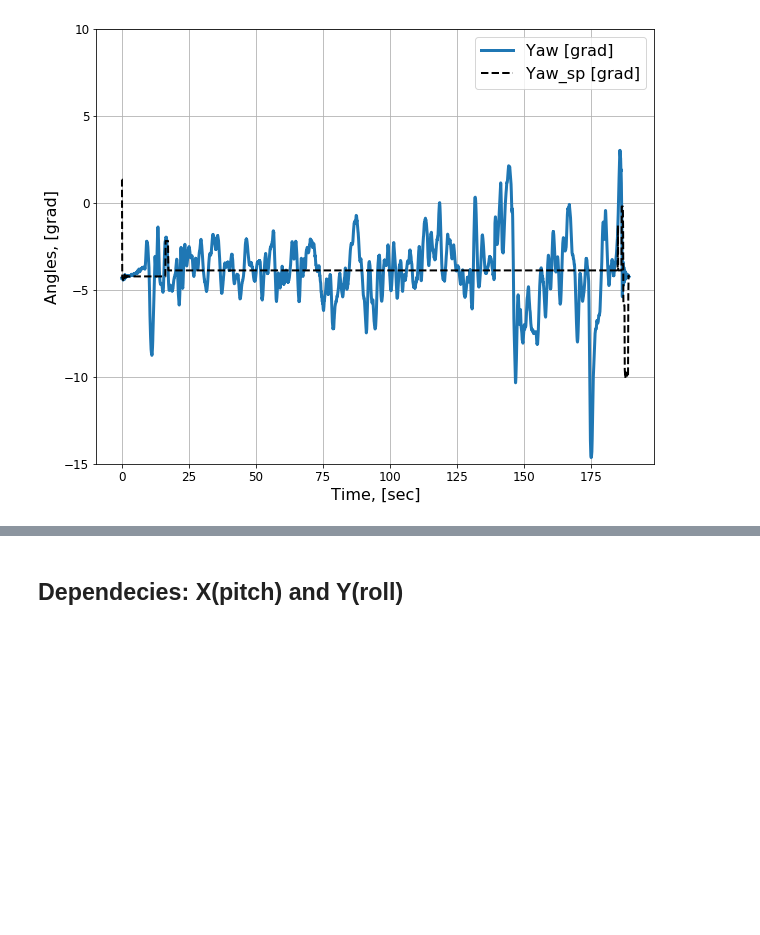
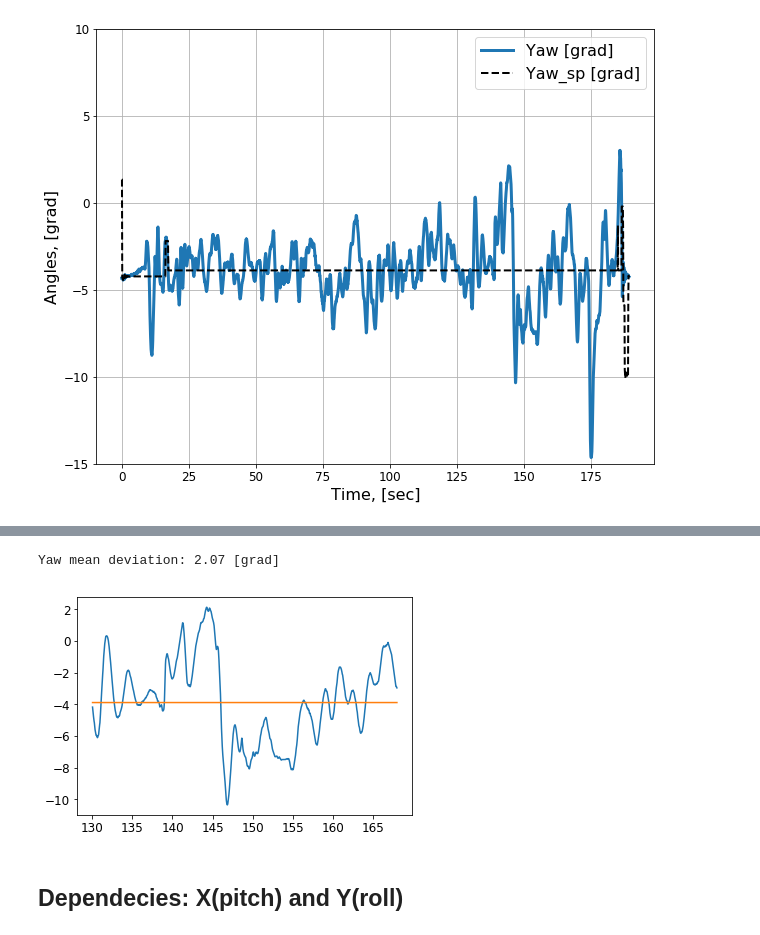
Before and after one commit to RuslanAgishev/DroneArm, a Jupyter notebook: log/successful_grab/csv/postprocessing.ipynb, the cells around one changed output, grey strips where cells are left out. Saved outputs shown, nothing was run; the diff lists cells and outputs as text; code cells hidden in the pictures; blank space fills up the shorter version.

```diff
--- a/log/successful_grab/csv/postprocessing.ipynb
+++ b/log/successful_grab/csv/postprocessing.ipynb
@@ -224,3 +269,11 @@ plt.ylim([-15, 10])
+# %%
+plt.plot(t_hold_object, yaw_hold_object)
+plt.plot(t_hold_object, yaw_sp_hold_object)
+
+print('Yaw mean deviation: %.2f[grad]' %np.mean(np.abs(yaw_sp_hold_object - yaw_hold_object)))
+# %% [output]
+Yaw mean deviation: 2.07 [grad]
+[figure, added]
 # %% [markdown]
 ## Dependecies: X(pitch) and Y(roll)
 # %%
```
Also changed, not shown: parts of 7 cells of this notebook.
